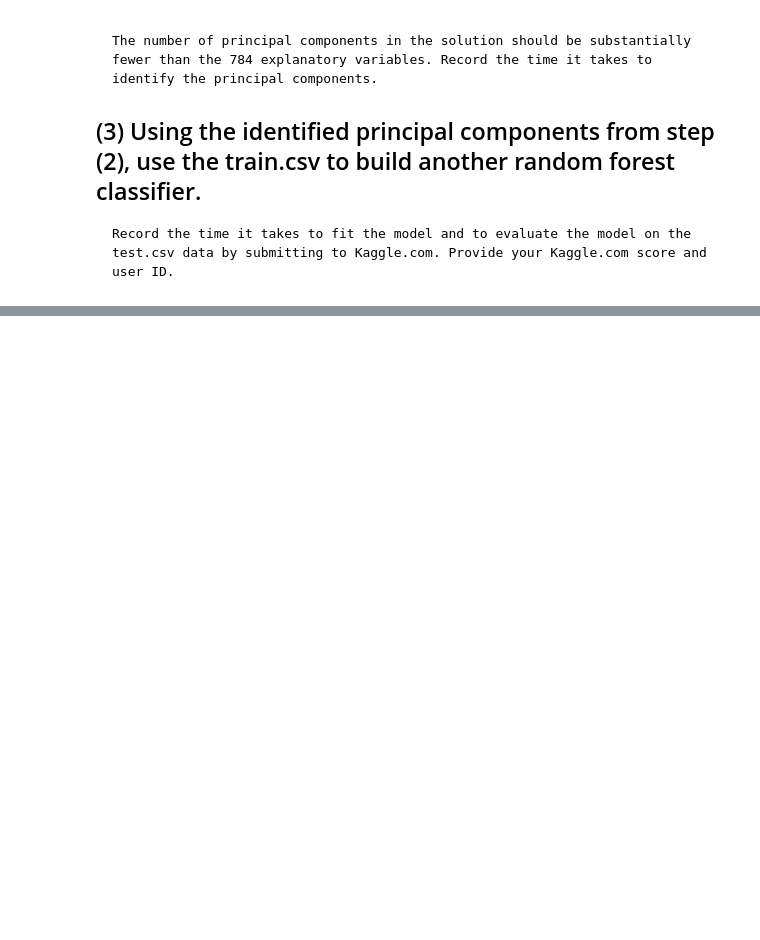
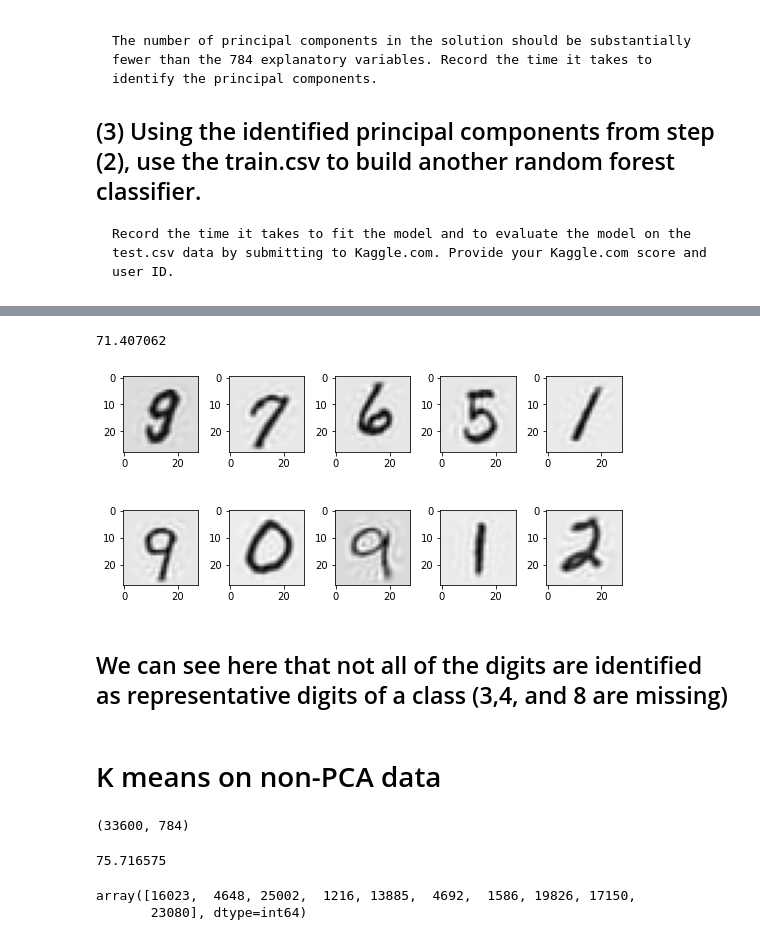
Before and after one commit to bblank70/MSDS422, a Jupyter notebook: Assignment5-Digits.ipynb, the cells around one changed output, grey strips where cells are left out. Saved outputs shown, nothing was run; the diff lists cells and outputs as text; code cells hidden in the pictures; blank space fills up the shorter version.

```diff
--- a/Assignment5-Digits.ipynb
+++ b/Assignment5-Digits.ipynb
@@ -314,0 +448,20 @@ print(recovered_elapsed)
+# %%
+constant_k = 10
+
+kmeans_pipe = Pipeline([
+    ("kmeans", KMeans(n_clusters=constant_k, n_init = 30, random_state= RANDOM_SEED))])
+### See page 253
+now = datetime.now()
+transformed = kmeans_pipe.fit_transform(recovered)
+after = datetime.now()
+
+
+
+
+elapsed = after-now
+kmeans_reduced_elapsed = elapsed.total_seconds()
+kmeans_reduced_elapsed
+# %% [output]
+71.407062
+# %%
+representative_digit_idx = np.argmin(transformed, axis=0)
@@ -314,0 +471,22 @@ print(recovered_elapsed)
+# %%
+recovered_df = pd.DataFrame(recovered)
+num_row = 2
+num_col = 5
+# plot images
+fig, axes = plt.subplots(num_row, num_col, figsize=(1.5*num_col,2*num_row))
+for i in range(constant_k):
+    ax = axes[i//num_col, i%num_col]
+    ax.imshow(np.array(recovered_df.iloc[representative_digit_idx[i]]).reshape(28,28), cmap='gray_r')
+    #ax.set_title('Label: {}'.format(labels[i]))
+plt.tight_layout()
+plt.show()
+# %% [output]
+[figure, added]
+# %% [markdown]
+## We can see here that not all of the digits are identified as representative digits of a class (3,4, and 8 are missing)
+# %% [markdown]
+# K means on non-PCA data
+# %%
+X_train.shape
+# %% [output]
+(33600, 784)
@@ -314,0 +498,14 @@ print(recovered_elapsed)
+# %%
+representative_digit_idx = np.argmin(transformed, axis=0)
+X_representative_digits = transformed[representative_digit_idx]
+
+elapsed = after-now
+kmeans_native_elapsed = elapsed.total_seconds()
+kmeans_native_elapsed
+# %% [output]
+75.716575
+# %%
+representative_digit_idx
+# %% [output]
+array([16023,  4648, 25002,  1216, 13885,  4692,  1586, 19826, 17150,
+       23080], dtype=int64)
```
Also changed, not shown: parts of 50 cells of this notebook.
